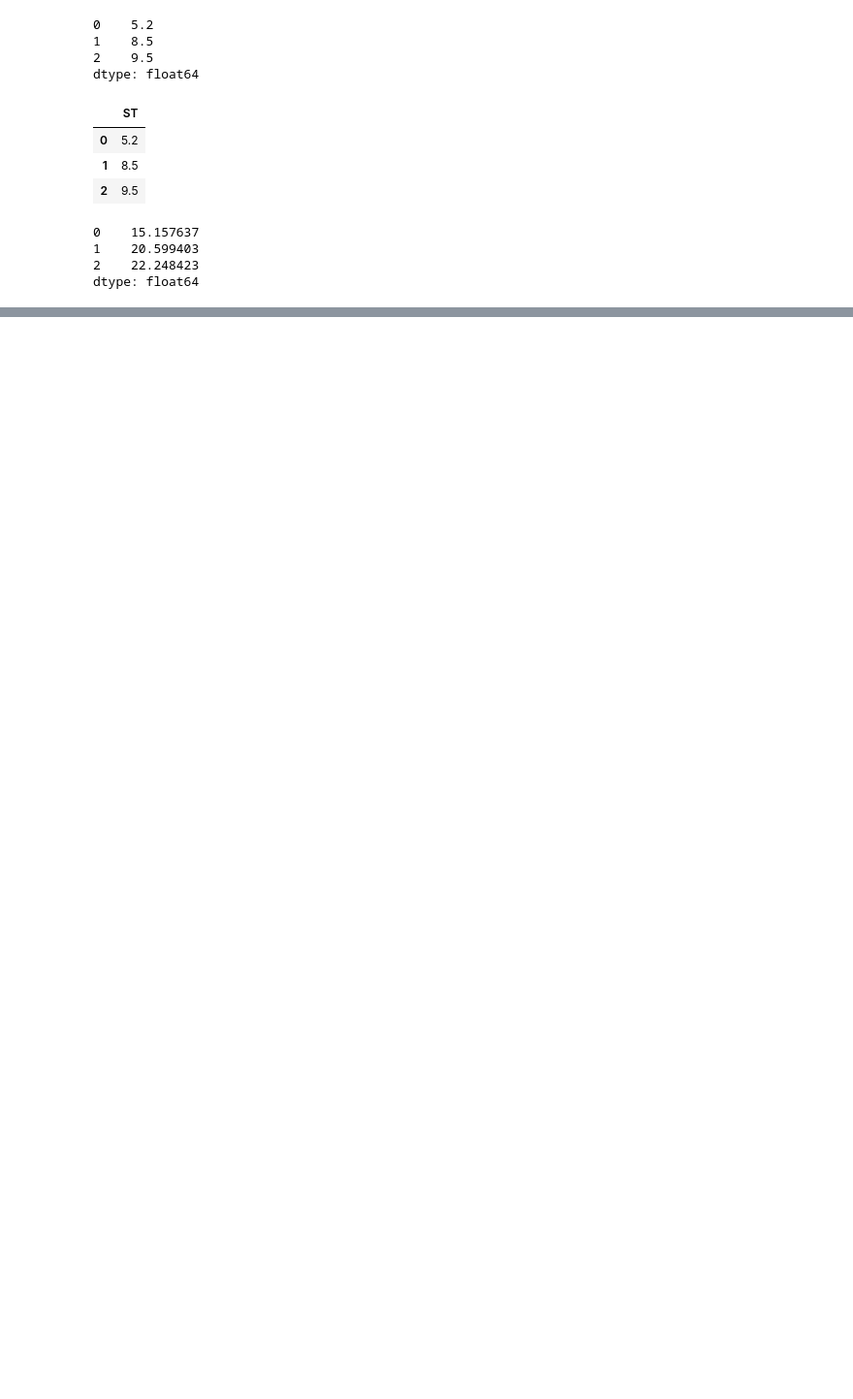
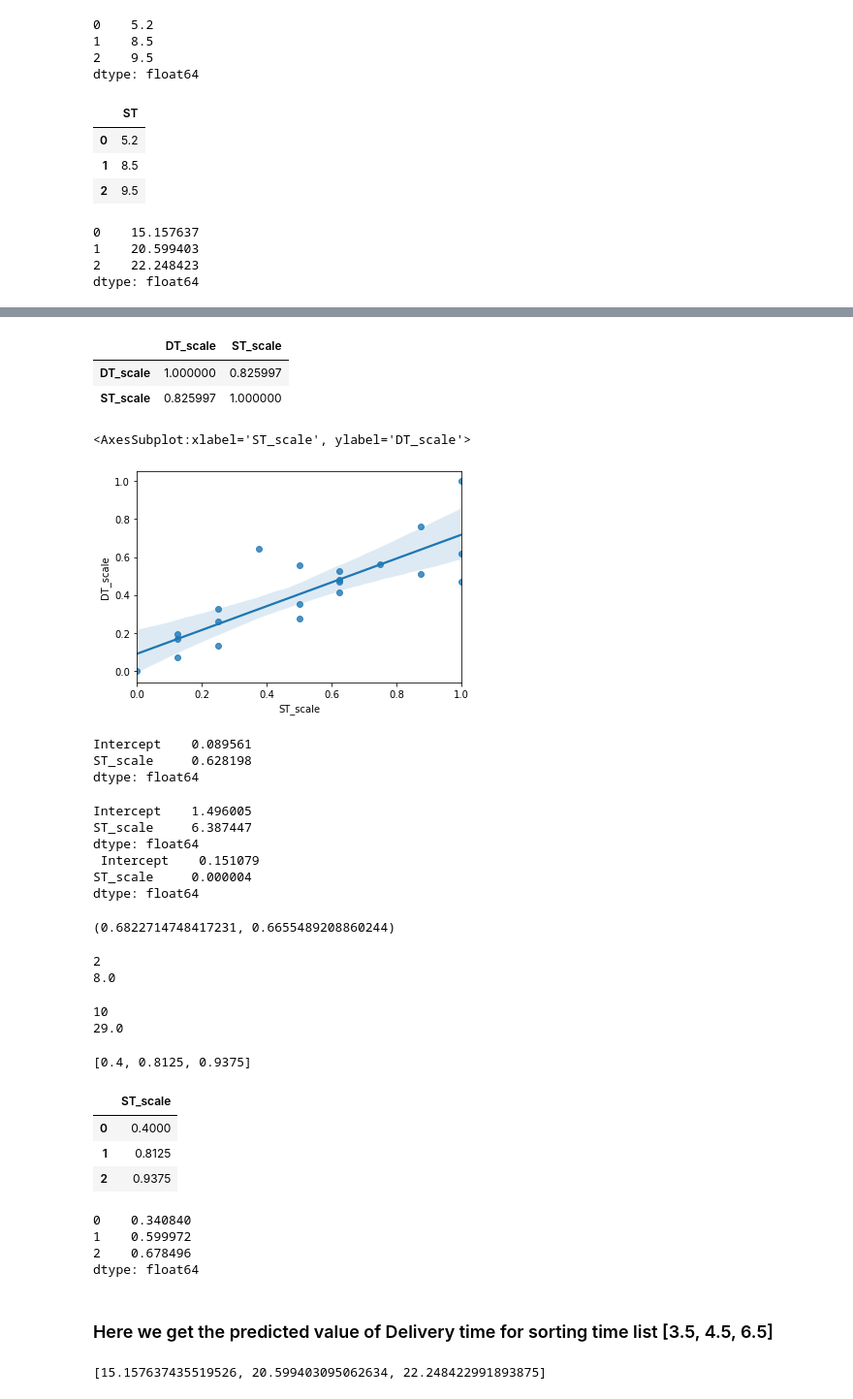
Before and after one commit to SachinKanhurkar/DS_Assignment4_LinearRegression, a Jupyter notebook: 1_deliverytime.ipynb, the cells around one changed output, grey strips where cells are left out. Shown: that part at 97% size. Drawn from its saved outputs; the diff is of its cells as text; code cells hidden in the pictures; blank space fills up the shorter version.

```diff
--- a/1_deliverytime.ipynb
+++ b/1_deliverytime.ipynb
@@ -286,0 +305,2 @@ dtype: float64
+# %%
+df= pd.DataFrame(rescaledX,columns=['DT_scale', 'ST_scale'])
@@ -286,0 +316,7 @@ dtype: float64
+# %%
+#Correlation
+df.corr()
+# %% [output]
+|  | DT_scale | ST_scale |
+| DT_scale | 1.000000 | 0.825997 |
+| ST_scale | 0.825997 | 1.000000 |
@@ -286,0 +326,26 @@ dtype: float64
+# %%
+sns.regplot(x="ST_scale", y="DT_scale", data=df)
+# %% [output]
+<AxesSubplot:xlabel='ST_scale', ylabel='DT_scale'>
+[figure, added]
+# %%
+model1.params
+# %% [output]
+Intercept    0.089561
+ST_scale     0.628198
+dtype: float64
+# %%
+#t and p-Values
+print(model1.tvalues, '\n', model1.pvalues)    #pvlaues< 5% to accept the model1
+# %% [output]
+Intercept    1.496005
+ST_scale     6.387447
+dtype: float64
+ Intercept    0.151079
+ST_scale     0.000004
+dtype: float64
+# %%
+#R squared values
+(model1.rsquared,model1.rsquared_adj)
+# %% [output]
+(0.6822714748417231, 0.6655489208860244)
@@ -286,0 +354,16 @@ dtype: float64
+# %%
+st_min = data1["ST"].min()
+dt_min = data1["DT"].min()
+print(st_min)
+print(dt_min)
+# %% [output]
+2
+8.0
+# %%
+st_max = data1["ST"].max()
+dt_max = data1["DT"].max()
+print(st_max)
+print(dt_max)
+# %% [output]
+10
+29.0
@@ -286,0 +377,4 @@ dtype: float64
+# %%
+newdata1_scale
+# %% [output]
+[0.4, 0.8125, 0.9375]
@@ -286,0 +383,7 @@ dtype: float64
+# %%
+data_pred1.head()
+# %% [output]
+|  | ST_scale |
+| 0 | 0.4000 |
+| 1 | 0.8125 |
+| 2 | 0.9375 |
@@ -286,0 +392,7 @@ dtype: float64
+# %%
+a
+# %% [output]
+0    0.340840
+1    0.599972
+2    0.678496
+dtype: float64
@@ -286,0 +403,6 @@ dtype: float64
+# %% [markdown]
+### Here we get the predicted value of Delivery time for sorting time list [3.5, 4.5, 6.5]
+# %%
+DT_new
+# %% [output]
+[15.157637435519526, 20.599403095062634, 22.248422991893875]
```
Also changed, not shown: parts of 28 cells of this notebook, 1 other file.
